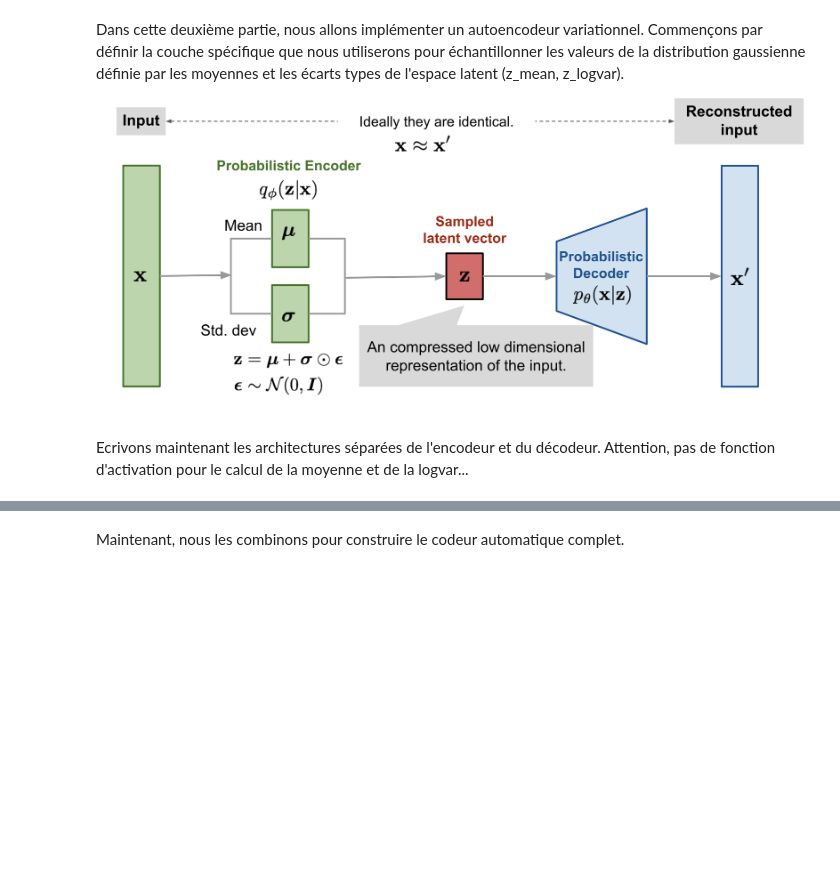
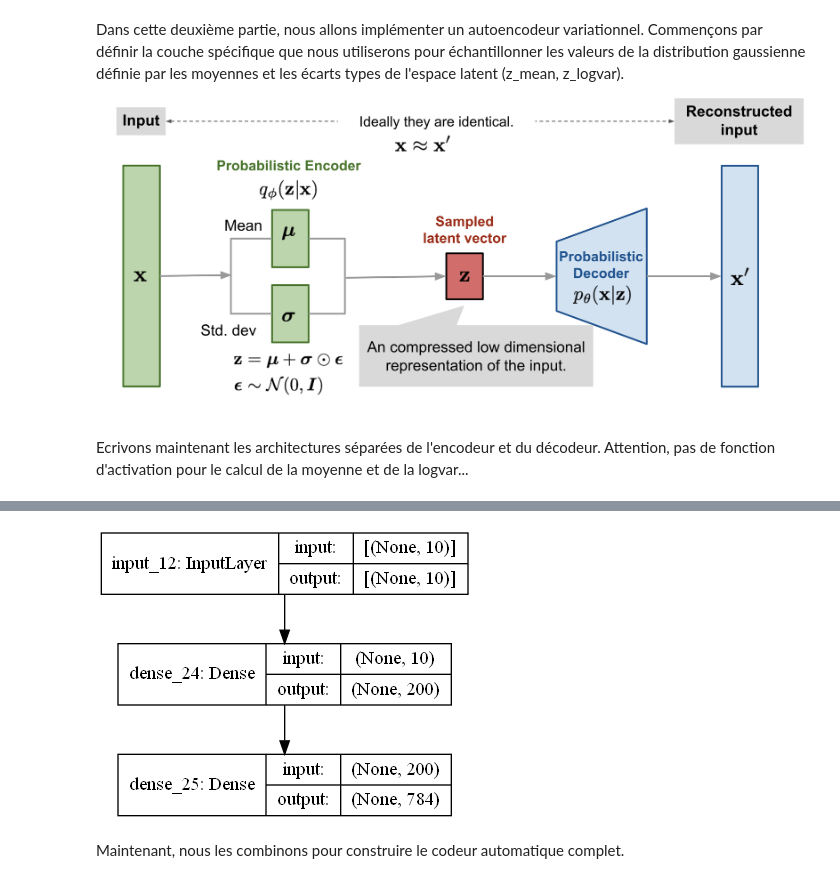
Before and after one commit to Variares1/Projet_DataScience_A5, a Jupyter notebook: WS/WS_Autoencodeur_et_classification.ipynb, the cells around one changed output, grey strips where cells are left out. Cells and saved outputs as stored; diff of their text form; code cells hidden in the pictures; blank space fills up the shorter version.

```diff
--- a/WS/WS_Autoencodeur_et_classification.ipynb
+++ b/WS/WS_Autoencodeur_et_classification.ipynb
@@ -454,8 +484,9 @@ decoder_outputs = layers.Dense(784, activation="sigmoid")(decoder_hidden)
 
 decoder = keras.Model(decoder_inputs, decoder_outputs, name="decoder")
 # %%
-from keras.utils import plot_model
-plot_model(decoder, to_file='decoder.png', show_shapes=True)
+keras.utils.plot_model(decoder, to_file='decoder.png', show_shapes=True)
+# %% [output]
+[figure, added]
 # %% [markdown]
 Maintenant, nous les combinons pour construire le codeur automatique complet.
 # %%
```
Also changed, not shown: parts of 21 cells of this notebook, 5 other files.
